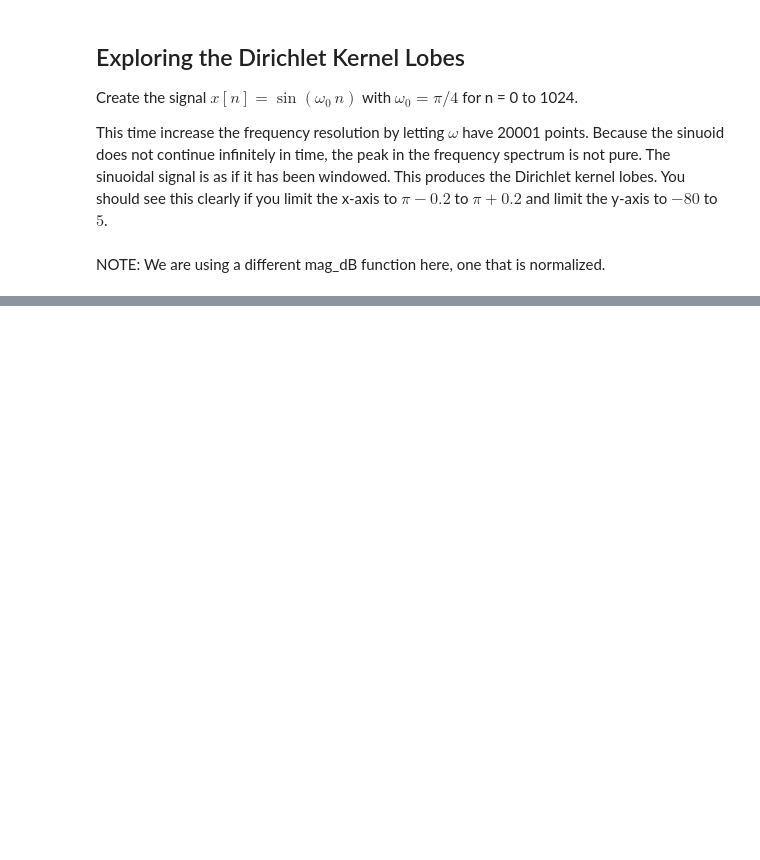
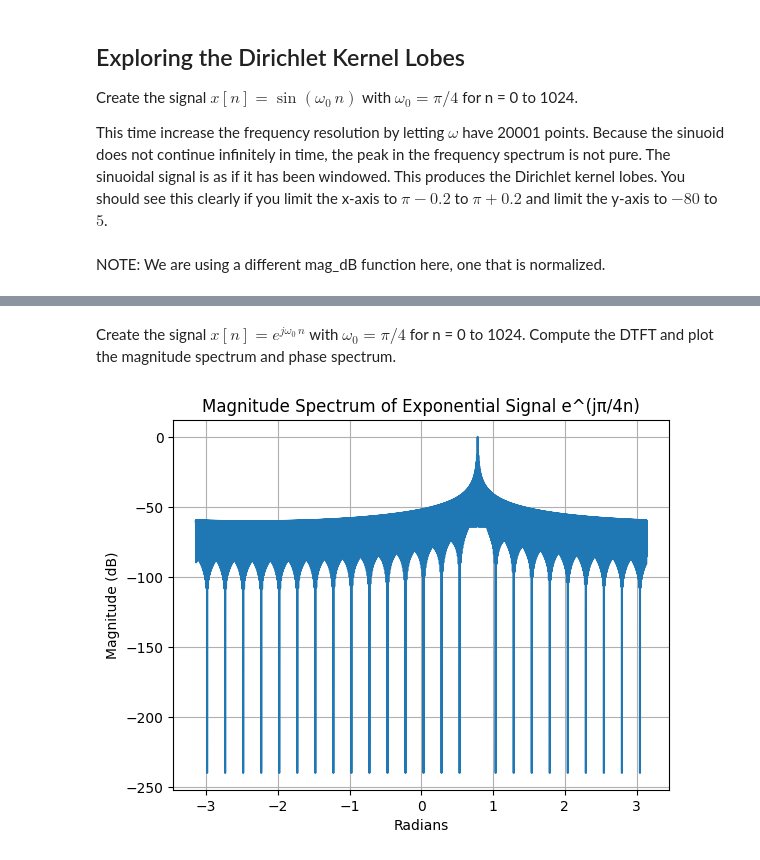
Before and after one commit to mtan0587/DSP, a Jupyter notebook: Discrete-Time Fourier Transform/DTFT.ipynb, the cells around one changed output, grey strips where cells are left out. Cells and saved outputs as stored; diff of their text form; code cells hidden in the pictures; blank space fills up the shorter version.

Commit message:
DTFT complete

```diff
--- a/Discrete-Time Fourier Transform/DTFT.ipynb
+++ b/Discrete-Time Fourier Transform/DTFT.ipynb
@@ -182,0 +194,20 @@ plt.grid()
+# %% [markdown]
+Create the signal $x[n] = e^{j\omega_0\,n}$  with $\omega_0 = \pi/4$ for n = 0 to 1024. Compute the DTFT and plot the magnitude spectrum and phase spectrum.
+# %%
+n = np.arange(1025)
+xn = np.exp(1j * np.pi/4 * n) #EXPONENTIAL SIGNAL WITH FREQUENCY +π/4
+w = np.linspace(-np.pi, np.pi, 20001)
+Xdtft = dtft(xn, n, w)
+
+mag = np.abs(Xdtft)
+mag = mag / np.max(mag)
+mag_db = 20 * np.log10(np.maximum(mag, 1e-12))
+
+plt.figure()
+plt.plot(w, mag_db)
+plt.title("Magnitude Spectrum of Exponential Signal e^(jπ/4n)")
+plt.xlabel("Radians")
+plt.ylabel("Magnitude (dB)")
+plt.grid()
+# %% [output]
+[figure, added]
```
Also changed, not shown: parts of 22 cells of this notebook.
